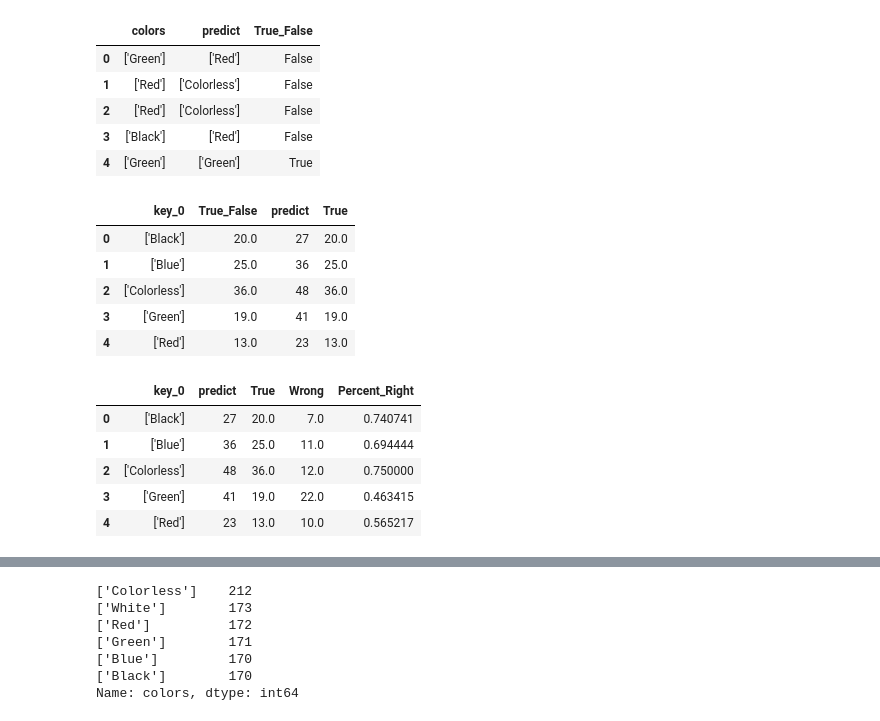
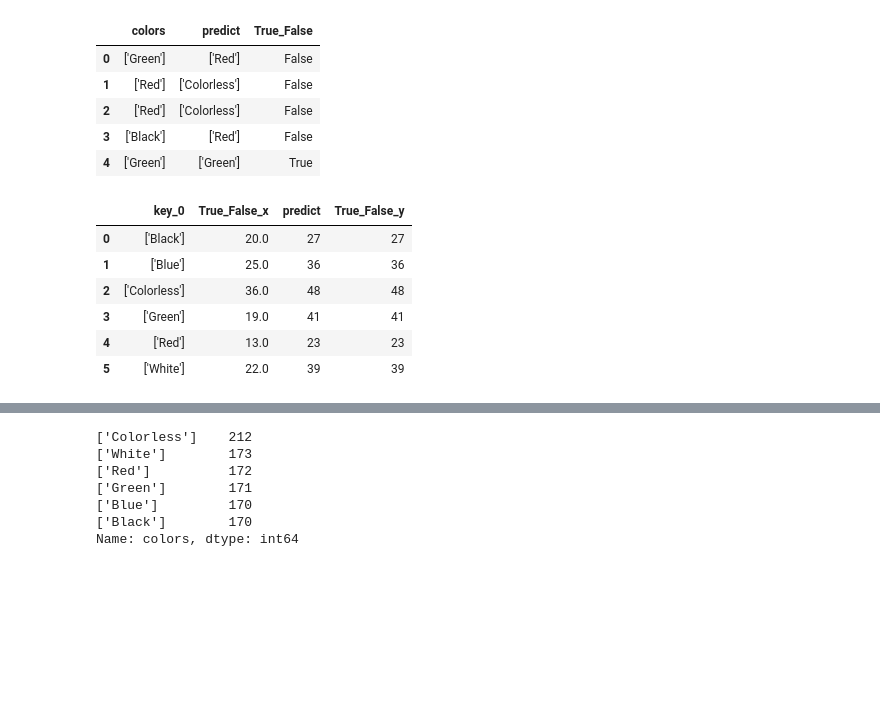
Before and after one commit to dalems4/mod_5_project_MTG, a Jupyter notebook: MTG_Card_Color_Classifier.ipynb, the cells around one changed output, grey strips where cells are left out. Drawn from its saved outputs; the diff is of its cells as text; code cells hidden in the pictures; blank space fills up the shorter version.

```diff
--- a/MTG_Card_Color_Classifier.ipynb
+++ b/MTG_Card_Color_Classifier.ipynb
@@ -333,4 +306,13 @@ trues_df = actual_vs_predict.groupby('colors').sum()
 test_cards_t_f = actual_vs_predict.groupby('colors').count()
 # %%
 df = trues_df.merge(test_cards_t_f, on=trues_df.index)
+df
+# %% [output]
+|  | key_0 | True_False_x | predict | True_False_y |
+| 0 | ['Black'] | 20.0 | 27 | 27 |
+| 1 | ['Blue'] | 25.0 | 36 | 36 |
+| 2 | ['Colorless'] | 36.0 | 48 | 48 |
+| 3 | ['Green'] | 19.0 | 41 | 41 |
+| 4 | ['Red'] | 13.0 | 23 | 23 |
+| 5 | ['White'] | 22.0 | 39 | 39 |
 # %%
@@ -338,10 +320 @@ df['True'] = df['True_False']
-# %%
-df.head()
-# %% [output]
-|  | key_0 | True_False | predict | True |
-| 0 | ['Black'] | 20.0 | 27 | 20.0 |
-| 1 | ['Blue'] | 25.0 | 36 | 25.0 |
-| 2 | ['Colorless'] | 36.0 | 48 | 36.0 |
-| 3 | ['Green'] | 19.0 | 41 | 19.0 |
-| 4 | ['Red'] | 13.0 | 23 | 13.0 |
 # %%
@@ -350,13 +323,4 @@ df.drop('True_False', axis=1, inplace=True)
 df['Wrong'] = df['predict'] - df['True']
 # %%
 df['Percent_Right'] = df['True'] / df['predict']
-# %%
-df.head()
-# %% [output]
-|  | key_0 | predict | True | Wrong | Percent_Right |
-| 0 | ['Black'] | 27 | 20.0 | 7.0 | 0.740741 |
-| 1 | ['Blue'] | 36 | 25.0 | 11.0 | 0.694444 |
-| 2 | ['Colorless'] | 48 | 36.0 | 12.0 | 0.750000 |
-| 3 | ['Green'] | 41 | 19.0 | 22.0 | 0.463415 |
-| 4 | ['Red'] | 23 | 13.0 | 10.0 | 0.565217 |
 # %%
```
Also changed, not shown: parts of 32 cells of this notebook.
